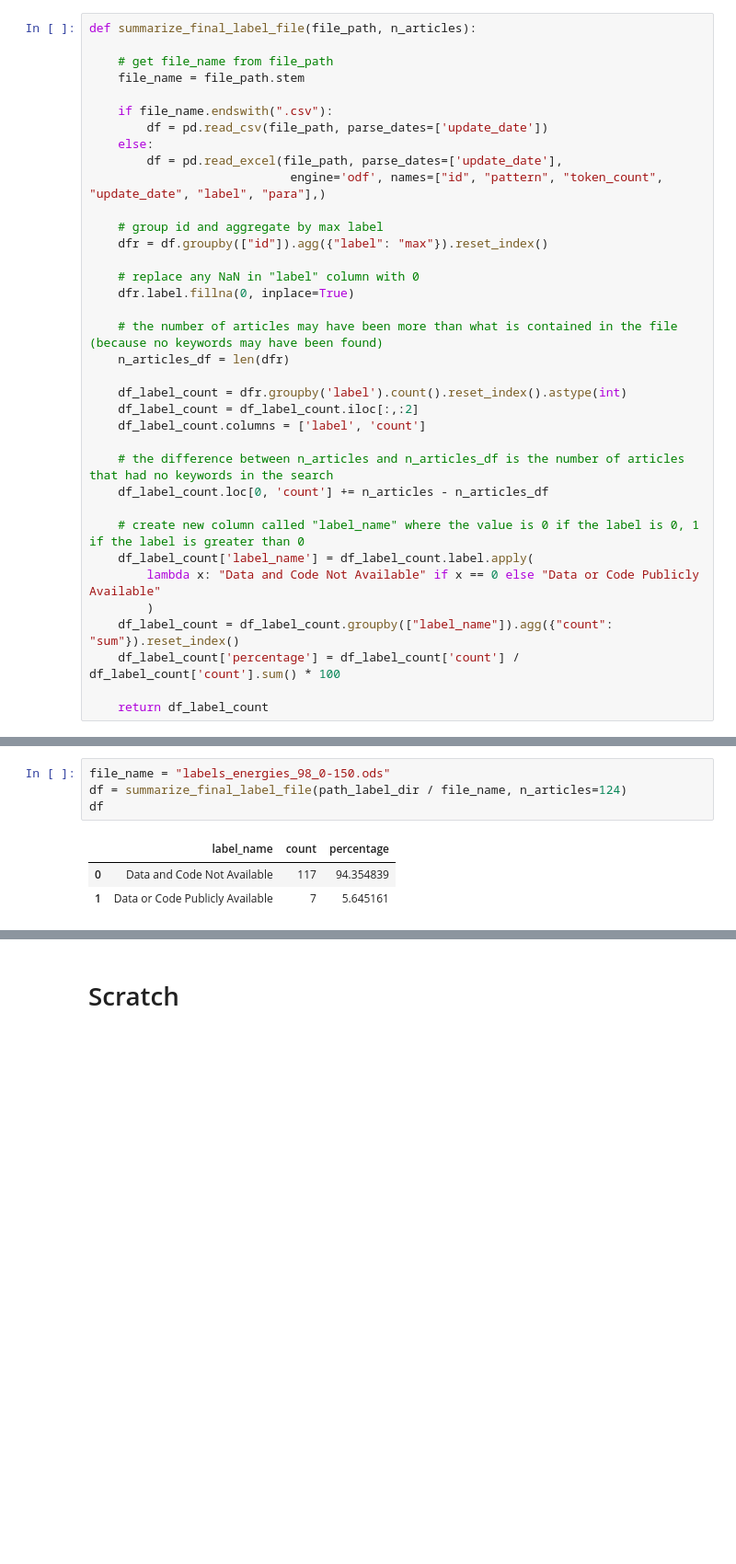
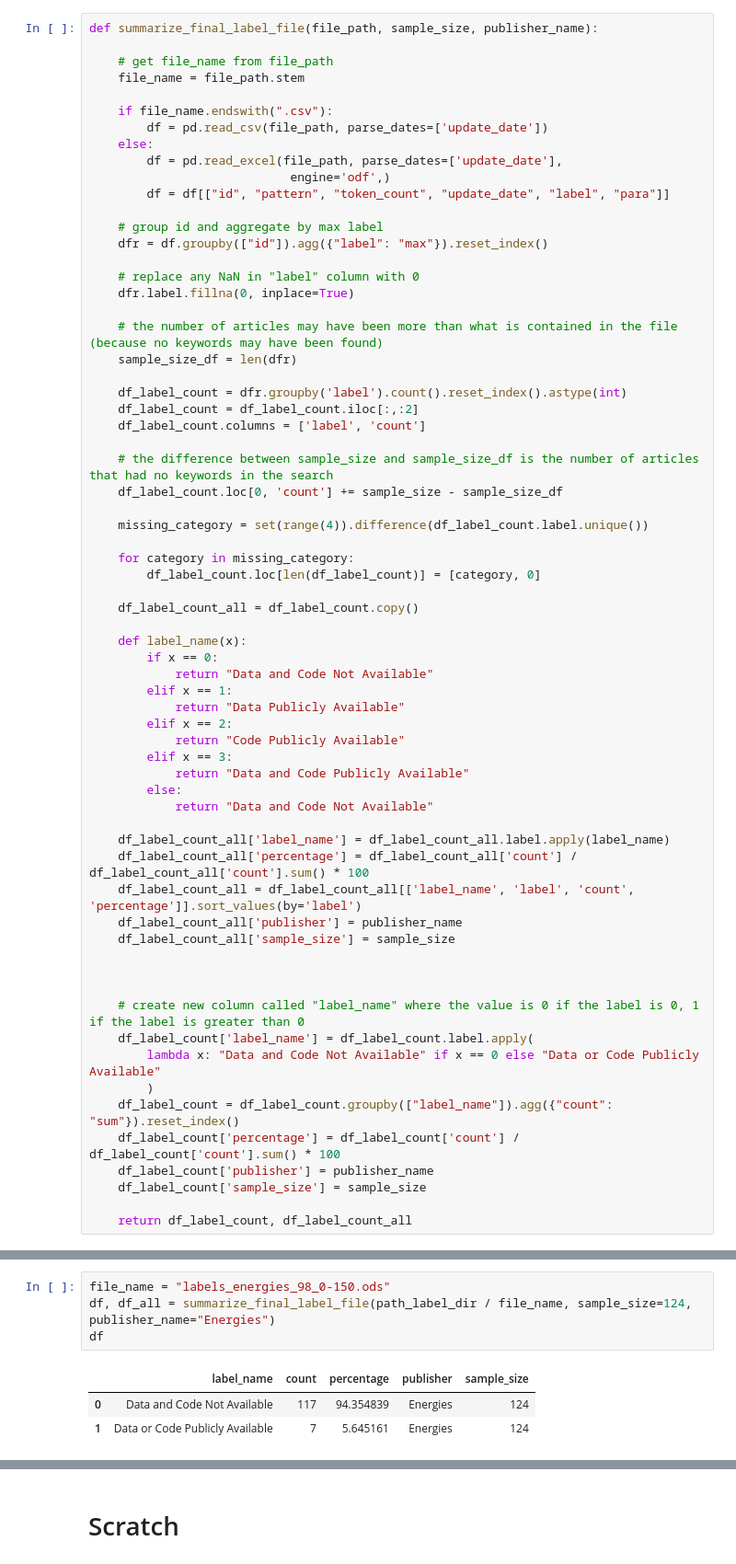
Before and after one commit to tvhahn/arxiv-code-search, a Jupyter notebook: notebooks/scratch/summarize_labelled_csv.ipynb, the cells around one changed output, grey strips where cells are left out. Shown at 92% size. Drawn from its saved outputs; the diff is of its cells as text; blank space fills up the shorter version.

```diff
--- a/notebooks/scratch/summarize_labelled_csv.ipynb
+++ b/notebooks/scratch/summarize_labelled_csv.ipynb
@@ -11,5 +13,5 @@ PosixPath('/home/tim/Documents/arxiv-code-search/data/processed/labels/labels_co
 # %%
-def summarize_final_label_file(file_path, n_articles):
+def summarize_final_label_file(file_path, sample_size, publisher_name):
 
     # get file_name from file_path
     file_name = file_path.stem
@@ -18,7 +20,8 @@ def summarize_final_label_file(file_path, n_articles):
         df = pd.read_csv(file_path, parse_dates=['update_date'])
     else:
         df = pd.read_excel(file_path, parse_dates=['update_date'],
-                            engine='odf', names=["id", "pattern", "token_count", "update_date", "label", "para"],)
+                            engine='odf',)
+        df = df[["id", "pattern", "token_count", "update_date", "label", "para"]]
 
     # group id and aggregate by max label
     dfr = df.groupby(["id"]).agg({"label": "max"}).reset_index()
@@ -27,14 +30,41 @@ def summarize_final_label_file(file_path, n_articles):
     dfr.label.fillna(0, inplace=True)
 
     # the number of articles may have been more than what is contained in the file (because no keywords may have been found)
-    n_articles_df = len(dfr)
+    sample_size_df = len(dfr)
 
     df_label_count = dfr.groupby('label').count().reset_index().astype(int)
     df_label_count = df_label_count.iloc[:,:2]
     df_label_count.columns = ['label', 'count']
 
-    # the difference between n_articles and n_articles_df is the number of articles that had no keywords in the search
-    df_label_count.loc[0, 'count'] += n_articles - n_articles_df
+    # the difference between sample_size and sample_size_df is the number of articles that had no keywords in the search
+    df_label_count.loc[0, 'count'] += sample_size - sample_size_df
+
+    missing_category = set(range(4)).difference(df_label_count.label.unique())
+
+    for category in missing_category:
+        df_label_count.loc[len(df_label_count)] = [category, 0]
+
+    df_label_count_all = df_label_count.copy()
+
+    def label_name(x):
+        if x == 0:
+            return "Data and Code Not Available"
+        elif x == 1:
+            return "Data Publicly Available"
+        elif x == 2:
+            return "Code Publicly Available"
+        elif x == 3:
+            return "Data and Code Publicly Available"
+        else:
+            return "Data and Code Not Available"
+
+    df_label_count_all['label_name'] = df_label_count_all.label.apply(label_name)
+    df_label_count_all['percentage'] = df_label_count_all['count'] / df_label_count_all['count'].sum() * 100
+    df_label_count_all = df_label_count_all[['label_name', 'label', 'count', 'percentage']].sort_values(by='label')
+    df_label_count_all['publisher'] = publisher_name
+    df_label_count_all['sample_size'] = sample_size
+
+
 
     # create new column called "label_name" where the value is 0 if the label is 0, 1 if the label is greater than 0
     df_label_count['label_name'] = df_label_count.label.apply(
@@ -42,5 +72,7 @@ def summarize_final_label_file(file_path, n_articles):
         )
     df_label_count = df_label_count.groupby(["label_name"]).agg({"count": "sum"}).reset_index()
     df_label_count['percentage'] = df_label_count['count'] / df_label_count['count'].sum() * 100
+    df_label_count['publisher'] = publisher_name
+    df_label_count['sample_size'] = sample_size
 
-    return df_label_count
+    return df_label_count, df_label_count_all
@@ -47,10 +95,10 @@ def summarize_final_label_file(file_path, n_articles):
 # %%
 file_name = "labels_energies_98_0-150.ods"
-df = summarize_final_label_file(path_label_dir / file_name, n_articles=124)
+df, df_all = summarize_final_label_file(path_label_dir / file_name, sample_size=124, publisher_name="Energies")
 df
 # %% [output]
-|  | label_name | count | percentage |
-| 0 | Data and Code Not Available | 117 | 94.354839 |
-| 1 | Data or Code Publicly Available | 7 | 5.645161 |
+|  | label_name | count | percentage | publisher | sample_size |
+| 0 | Data and Code Not Available | 117 | 94.354839 | Energies | 124 |
+| 1 | Data or Code Publicly Available | 7 | 5.645161 | Energies | 124 |
 # %%
 file_name = "labels_mssp_99_0-100.ods"
```
Also changed, not shown: parts of 12 cells of this notebook, 1 other file.
